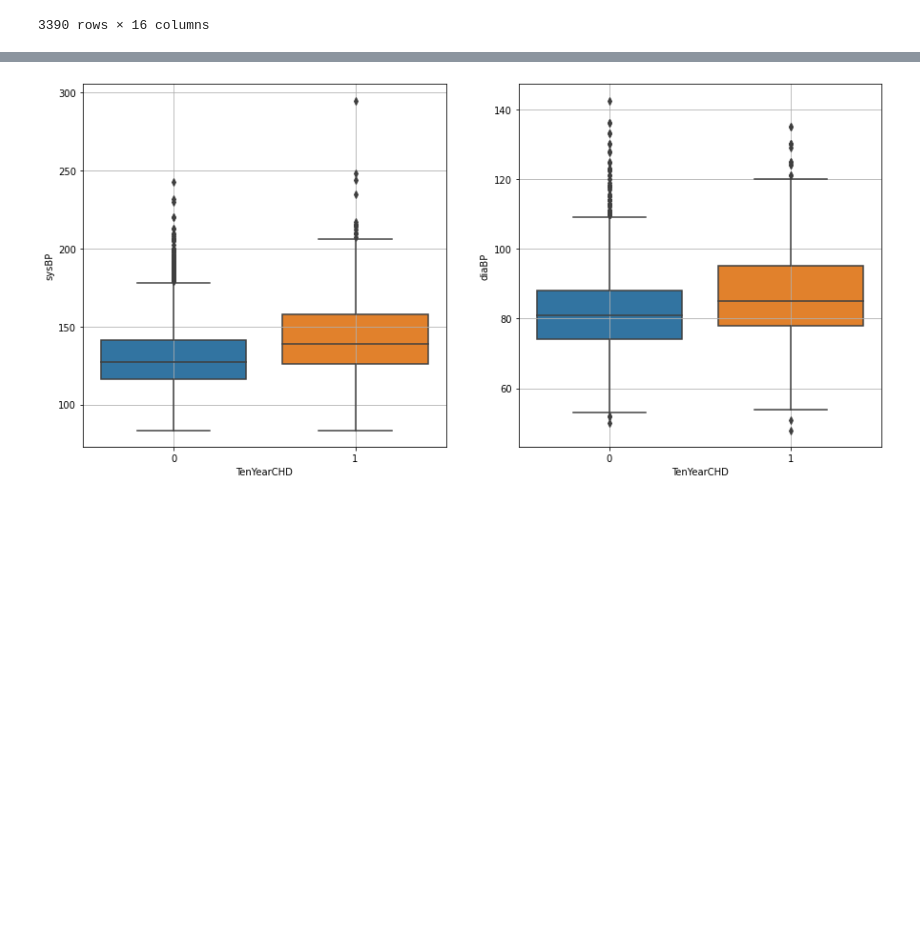
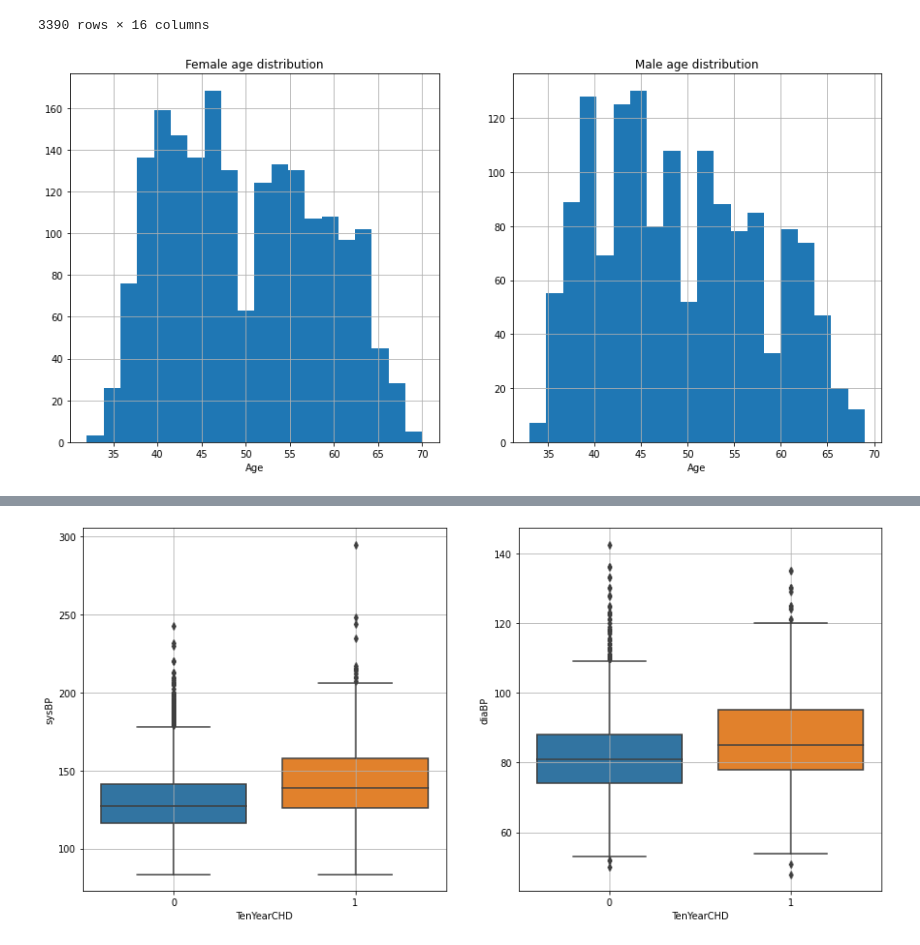
Before and after one commit to Abhi-nav0506/Coronary-Heart-Disease-Prediction, a Jupyter notebook: Cardio_Vascular_Risk_Prediction.ipynb, the cells around one changed output, grey strips where cells are left out. Saved outputs shown, nothing was run; the diff lists cells and outputs as text; code cells hidden in the pictures; blank space fills up the shorter version.

```diff
--- a/Cardio_Vascular_Risk_Prediction.ipynb
+++ b/Cardio_Vascular_Risk_Prediction.ipynb
@@ -98,5 +98,19 @@ cardio_risk_df
 | 3388 | 60 | 1.0 | M | NO | 0.0 | NaN | 0 | 1 | 0 | ... |
 | 3389 | 54 | 3.0 | F | NO | 0.0 | 0.0 | 0 | 0 | 0 | ... |
 3390 rows × 16 columns
+# %%
+fig, ax = plt.subplots(1, 2, figsize=(15,7))
+
+ax[0].hist(cardio_risk_df[cardio_risk_df['sex'] == 'F']['age'],bins=20)
+ax[0].set_title('Female age distribution')
+ax[0].set_xlabel('Age')
+ax[0].grid()
+
+ax[1].hist(cardio_risk_df[cardio_risk_df['sex'] == 'M']['age'],bins=20)
+ax[1].set_title('Male age distribution')
+ax[1].set_xlabel('Age')
+ax[1].grid()
+# %% [output]
+[figure, added]
 # %%
 plt.figure(figsize=(7, 7))
```
Also changed, not shown: parts of 14 cells of this notebook.
